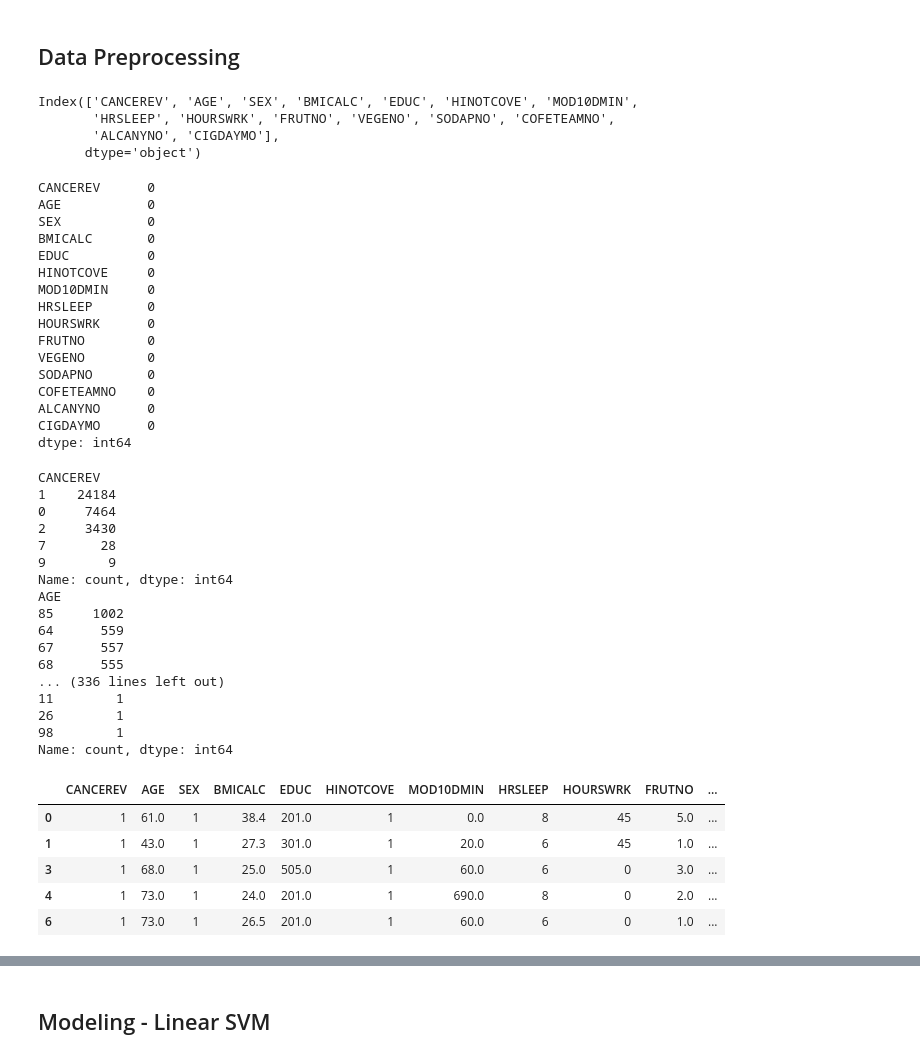
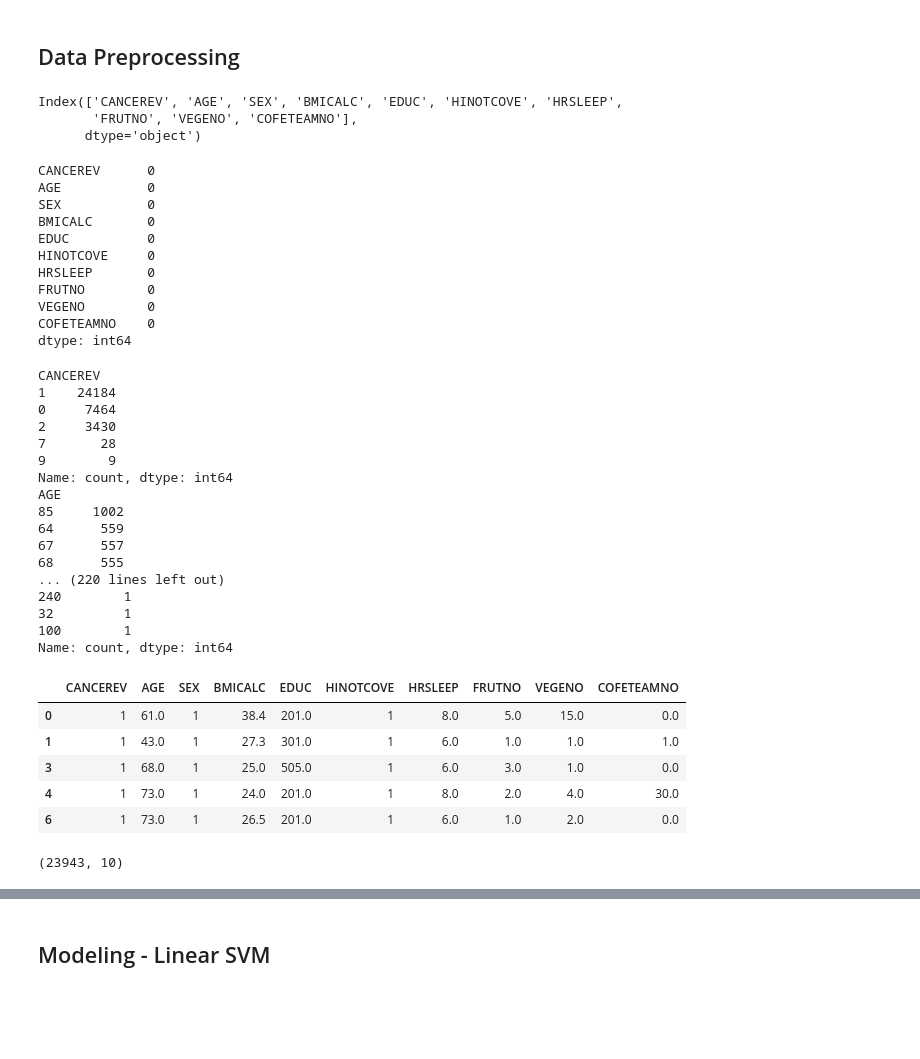
Before and after one commit to ChristufaY/data5322, a Jupyter notebook: hw2/hw2.ipynb, the cells around one changed output, grey strips where cells are left out. Drawn from its saved outputs; the diff is of its cells as text; code cells hidden in the pictures; blank space fills up the shorter version.

```diff
--- a/hw2/hw2.ipynb
+++ b/hw2/hw2.ipynb
@@ -39,21 +44,14 @@ data.shape
 ## Data Preprocessing
 # %%
 # variables i want to use
-# i want three models where
-# target = cancer ever (CANCEREV)
-# model 1: linear svm --> demo/health
-# model 2: radial svm --> activity
-# model 3: poly svm --> consumption
 target = 'CANCEREV'
-demo_health = ['AGE', 'SEX', 'BMICALC', 'EDUC', 'HINOTCOVE']
-activity = ['MOD10DMIN', 'HRSLEEP', 'HOURSWRK']
-consumption = ['FRUTNO', 'VEGENO', 'SODAPNO', 'COFETEAMNO', 'ALCANYNO', 'CIGDAYMO']
-data = data[[target] + demo_health + activity + consumption]
+demo = ['AGE', 'SEX', 'BMICALC', 'EDUC', 'HINOTCOVE']
+habits = ['HRSLEEP','FRUTNO' ,'VEGENO', 'COFETEAMNO']
+data = data[[target] + demo + habits]
 data.columns
 # %% [output]
-Index(['CANCEREV', 'AGE', 'SEX', 'BMICALC', 'EDUC', 'HINOTCOVE', 'MOD10DMIN',
-       'HRSLEEP', 'HOURSWRK', 'FRUTNO', 'VEGENO', 'SODAPNO', 'COFETEAMNO',
-       'ALCANYNO', 'CIGDAYMO'],
+Index(['CANCEREV', 'AGE', 'SEX', 'BMICALC', 'EDUC', 'HINOTCOVE', 'HRSLEEP',
+       'FRUTNO', 'VEGENO', 'COFETEAMNO'],
       dtype='object')
 # %%
 data.isna().sum()
@@ -65,15 +63,10 @@ SEX           0
 BMICALC       0
 EDUC          0
 HINOTCOVE     0
-MOD10DMIN     0
 HRSLEEP       0
-HOURSWRK      0
 FRUTNO        0
 VEGENO        0
-SODAPNO       0
 COFETEAMNO    0
-ALCANYNO      0
-CIGDAYMO      0
 dtype: int64
 # %%
 for col in data.columns:
@@ -91,25 +84,36 @@ AGE
 64      559
 67      557
 68      555
-... (336 lines left out)
-11        1
-26        1
-98        1
+... (220 lines left out)
+240        1
+32         1
+100        1
 Name: count, dtype: int64
 # %%
 # clean/filter the invalid values like 999, 998, etc.
-data = data.replace([999, 998, 997, 996], np.nan)
 data = data[data['CANCEREV'].isin([1, 2])]
+data = data[data['SEX'].isin([1, 2])]
 data = data[data['HINOTCOVE'].isin([1, 2])]
+data['AGE'] = data['AGE'].replace([999, 998, 997], np.nan)
+data['BMICALC'] = data['BMICALC'].replace([996, 0], np.nan)
+data['EDUC'] = data['EDUC'].replace([999, 998, 997, 996, 000], np.nan)
+data['HRSLEEP'] = data['HRSLEEP'].replace([99, 98, 97, 00], np.nan)
+data['FRUTNO'] = data['FRUTNO'].replace([999, 998, 997, 996], np.nan)
+data['VEGENO'] = data['VEGENO'].replace([999, 998, 997, 996], np.nan)
+data['COFETEAMNO'] = data['COFETEAMNO'].replace([999, 998, 997, 996], np.nan)
 data = data.dropna()
 data.head()
 # %% [output]
-|  | CANCEREV | AGE | SEX | BMICALC | EDUC | HINOTCOVE | MOD10DMIN | HRSLEEP | HOURSWRK | FRUTNO | ... |
-| 0 | 1 | 61.0 | 1 | 38.4 | 201.0 | 1 | 0.0 | 8 | 45 | 5.0 | ... |
-| 1 | 1 | 43.0 | 1 | 27.3 | 301.0 | 1 | 20.0 | 6 | 45 | 1.0 | ... |
-| 3 | 1 | 68.0 | 1 | 25.0 | 505.0 | 1 | 60.0 | 6 | 0 | 3.0 | ... |
-| 4 | 1 | 73.0 | 1 | 24.0 | 201.0 | 1 | 690.0 | 8 | 0 | 2.0 | ... |
-| 6 | 1 | 73.0 | 1 | 26.5 | 201.0 | 1 | 60.0 | 6 | 0 | 1.0 | ... |
+|  | CANCEREV | AGE | SEX | BMICALC | EDUC | HINOTCOVE | HRSLEEP | FRUTNO | VEGENO | COFETEAMNO |
+| 0 | 1 | 61.0 | 1 | 38.4 | 201.0 | 1 | 8.0 | 5.0 | 15.0 | 0.0 |
+| 1 | 1 | 43.0 | 1 | 27.3 | 301.0 | 1 | 6.0 | 1.0 | 1.0 | 1.0 |
+| 3 | 1 | 68.0 | 1 | 25.0 | 505.0 | 1 | 6.0 | 3.0 | 1.0 | 0.0 |
+| 4 | 1 | 73.0 | 1 | 24.0 | 201.0 | 1 | 8.0 | 2.0 | 4.0 | 30.0 |
+| 6 | 1 | 73.0 | 1 | 26.5 | 201.0 | 1 | 6.0 | 1.0 | 2.0 | 0.0 |
+# %%
+data.shape
+# %% [output]
+(23943, 10)
 # %%
 for col in data.columns:
     print(data[col].value_counts())
```
Also changed, not shown: parts of 19 cells of this notebook, 13 other files.
